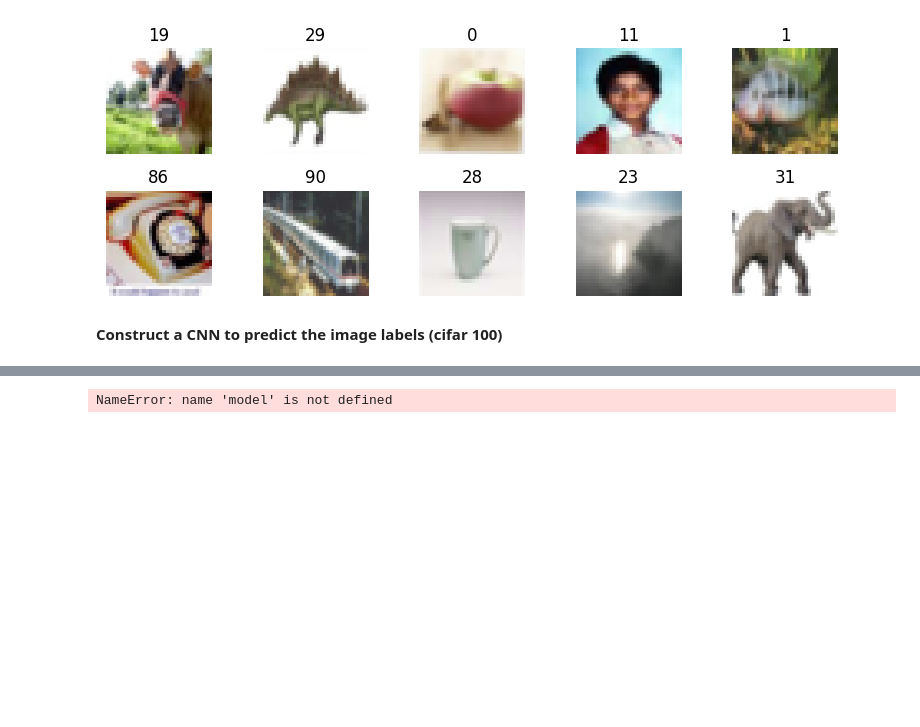
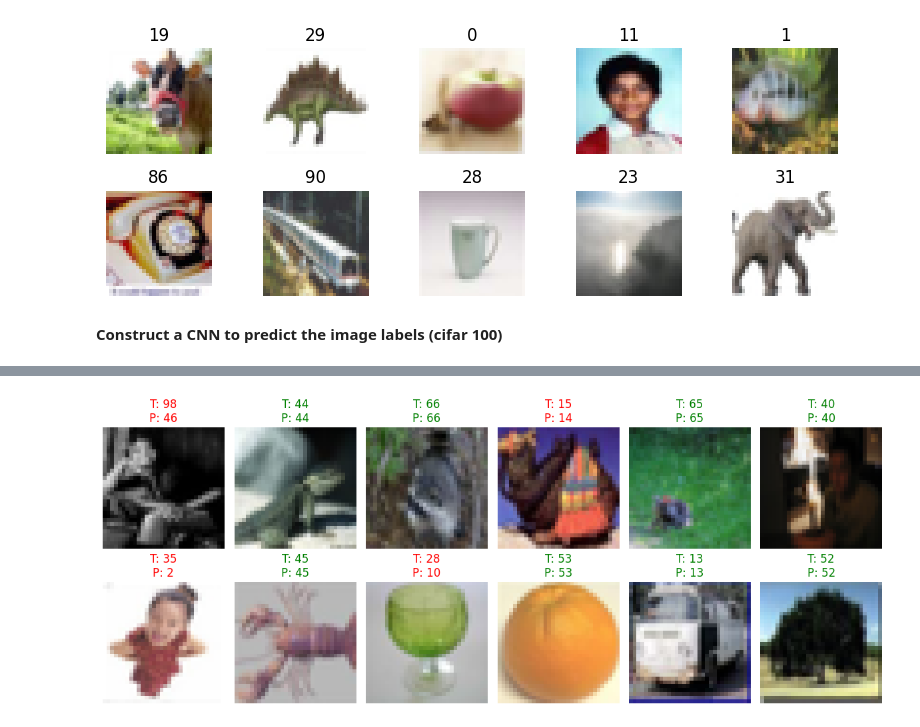
Before and after one commit to juvereturn05151/cs576-Deep-Learning, a Jupyter notebook: Project#2_Ju-veChankasemporn/cifar100.ipynb, the cells around one changed output, grey strips where cells are left out. Drawn from its saved outputs; the diff is of its cells as text; code cells hidden in the pictures; blank space fills up the shorter version.

```diff
--- a/Project#2_Ju-veChankasemporn/cifar100.ipynb
+++ b/Project#2_Ju-veChankasemporn/cifar100.ipynb
@@ -282,33 +282,44 @@ Final Test Accuracy: 0.8508 | Test Loss: 0.8110
 # %%
 class PredictionViewer:
-    def __init__(self, model):
+    def __init__(self, model, resize_to=(128, 128)):
         self.model = model
+        self.resize_to = resize_to
+
+    def preprocess(self, img):
+        img = tf.image.resize(img, self.resize_to)
+        img = tf.keras.applications.efficientnet_v2.preprocess_input(img)
+        return img
 
     def show_predictions(self, images, labels, num_images=10):
         indices = np.random.choice(len(images), num_images, replace=False)
 
         plt.figure(figsize=(12, 5))
 
         for i, idx in enumerate(indices):
             img = images[idx]
             true_label = int(labels[idx])
 
-            # Add batch dimension for prediction
-            pred = self.model.predict(np.expand_dims(img, axis=0), verbose=0)
+            # Preprocess before prediction
+            img_processed = self.preprocess(img)
+            pred = self.model.predict(
+                tf.expand_dims(img_processed, axis=0),
+                verbose=0
+            )
             pred_label = np.argmax(pred)
 
             plt.subplot(2, int(np.ceil(num_images / 2)), i + 1)
-            plt.imshow(img)
+            plt.imshow(img.astype("uint8"))
             plt.title(
                 f"T: {true_label}\nP: {pred_label}",
                 color="green" if true_label == pred_label else "red"
             )
             plt.axis("off")
 
         plt.tight_layout()
         plt.show()
 
-viewer = PredictionViewer(model)
-viewer.show_predictions(x_test, y_test.flatten(), num_images=12)
+
+viewer = PredictionViewer(model, resize_to=RESIZE_TO)
+viewer.show_predictions(x_test, y_test, num_images=12)
 # %% [output]
-NameError: name 'model' is not defined
+[figure, added]
```
Also changed, not shown: parts of 2 cells of this notebook.
